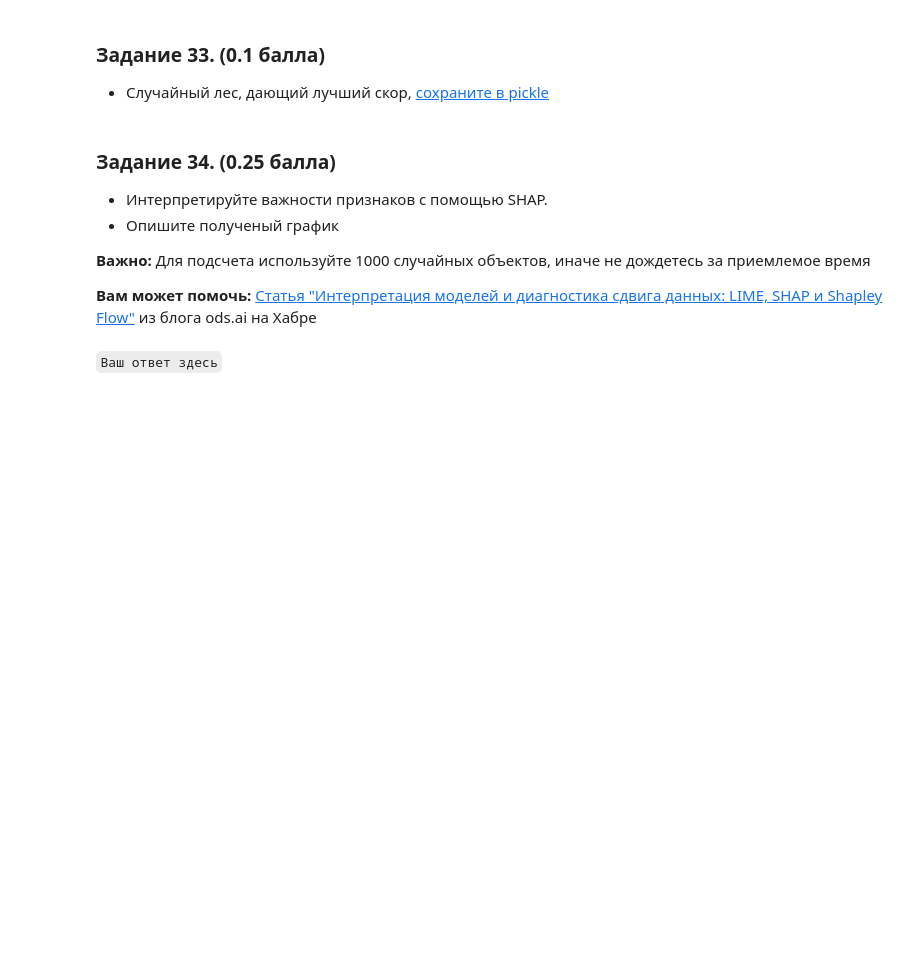
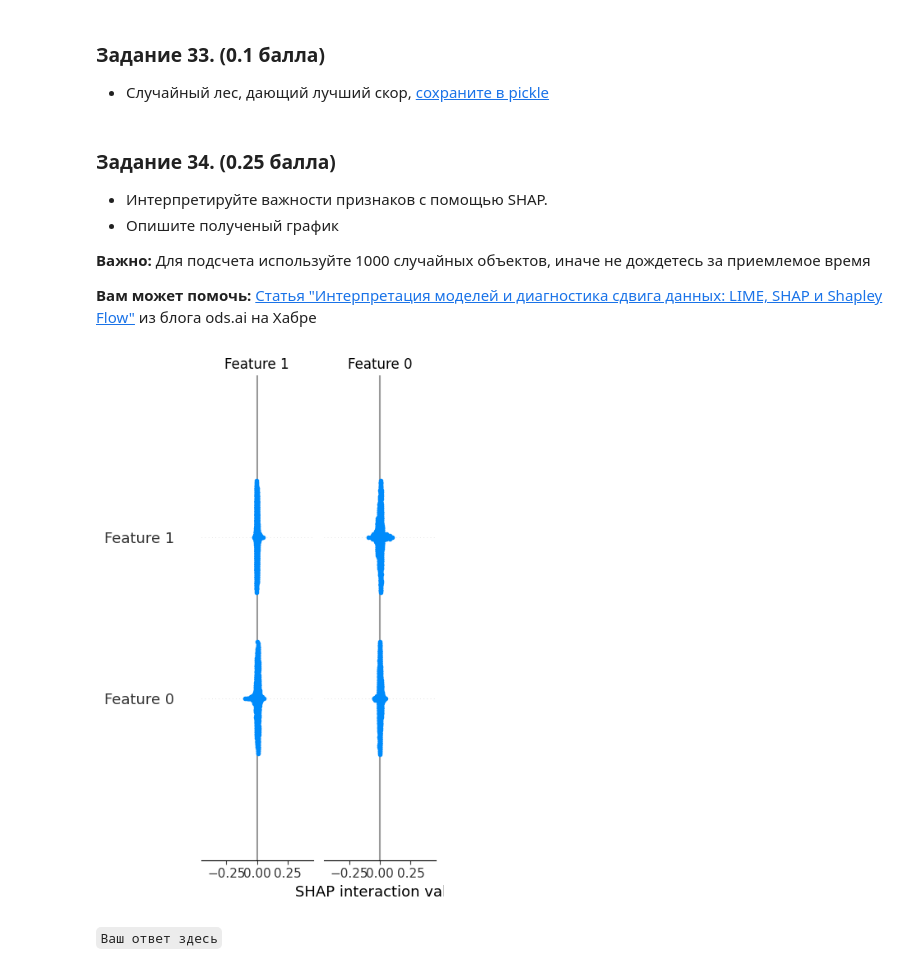
Before and after one commit to quantority/HSE-AI, a Jupyter notebook: Hometasks/Base/AI_HW4_woodenML_base.ipynb, the cells around one changed output. Drawn from its saved outputs; the diff is of its cells as text; code cells hidden in the pictures; blank space fills up the shorter version.

```diff
--- a/Hometasks/Base/AI_HW4_woodenML_base.ipynb
+++ b/Hometasks/Base/AI_HW4_woodenML_base.ipynb
@@ -1018,3 +1108,17 @@ plt.show()
+# %%
+# Ваш код здесь
+
+X_random = X_val.sample(n=1000, random_state=42)
+
+explainer = shap.TreeExplainer(rf, X_random)
+
+shap_values = explainer.shap_values(X_random)
+
+shap.summary_plot(shap_values)
+
+plt.show()
+# %% [output]
+[figure, added]
 # %% [markdown]
 `Ваш ответ здесь`
 # %% [markdown]
```
Also changed, not shown: parts of 42 cells of this notebook.
